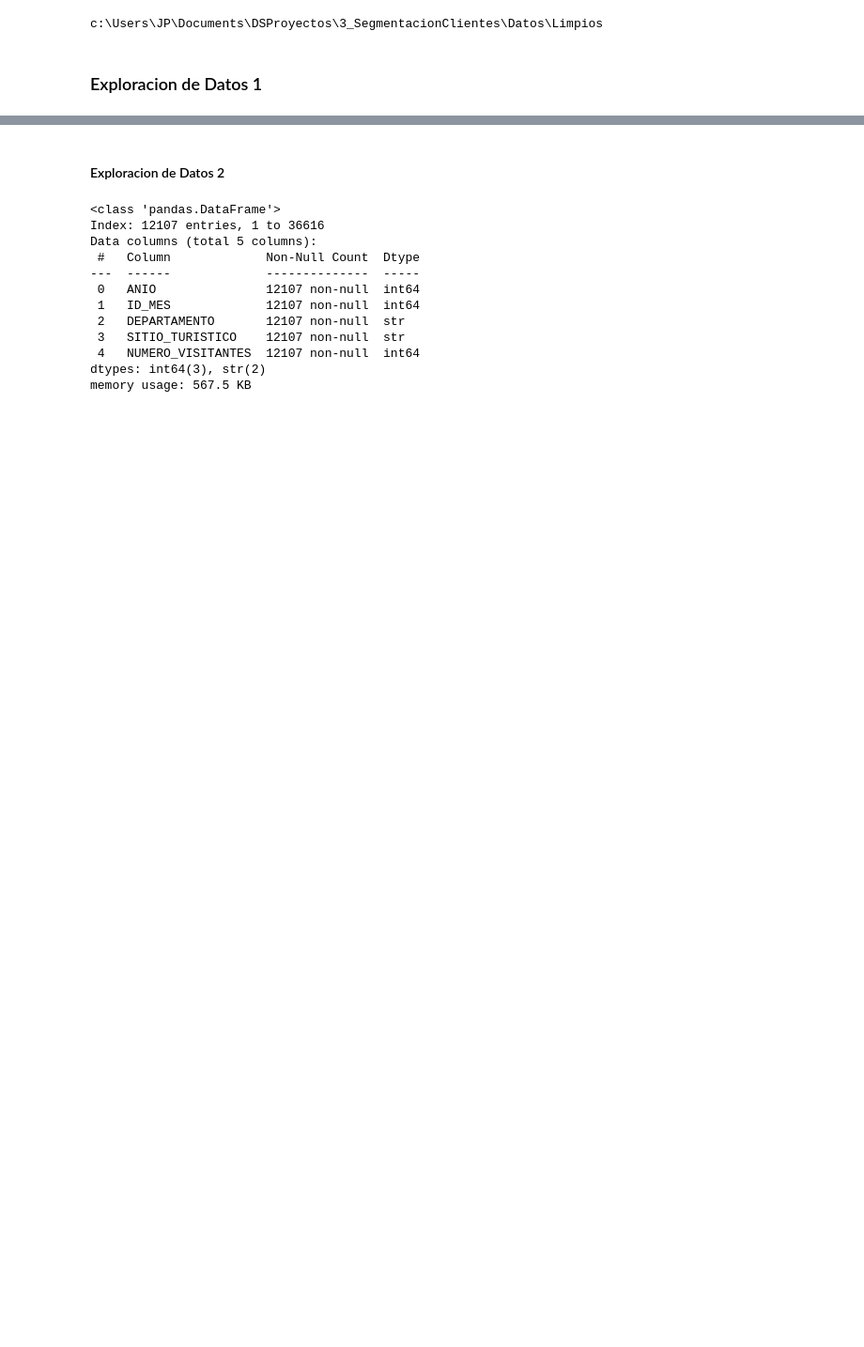
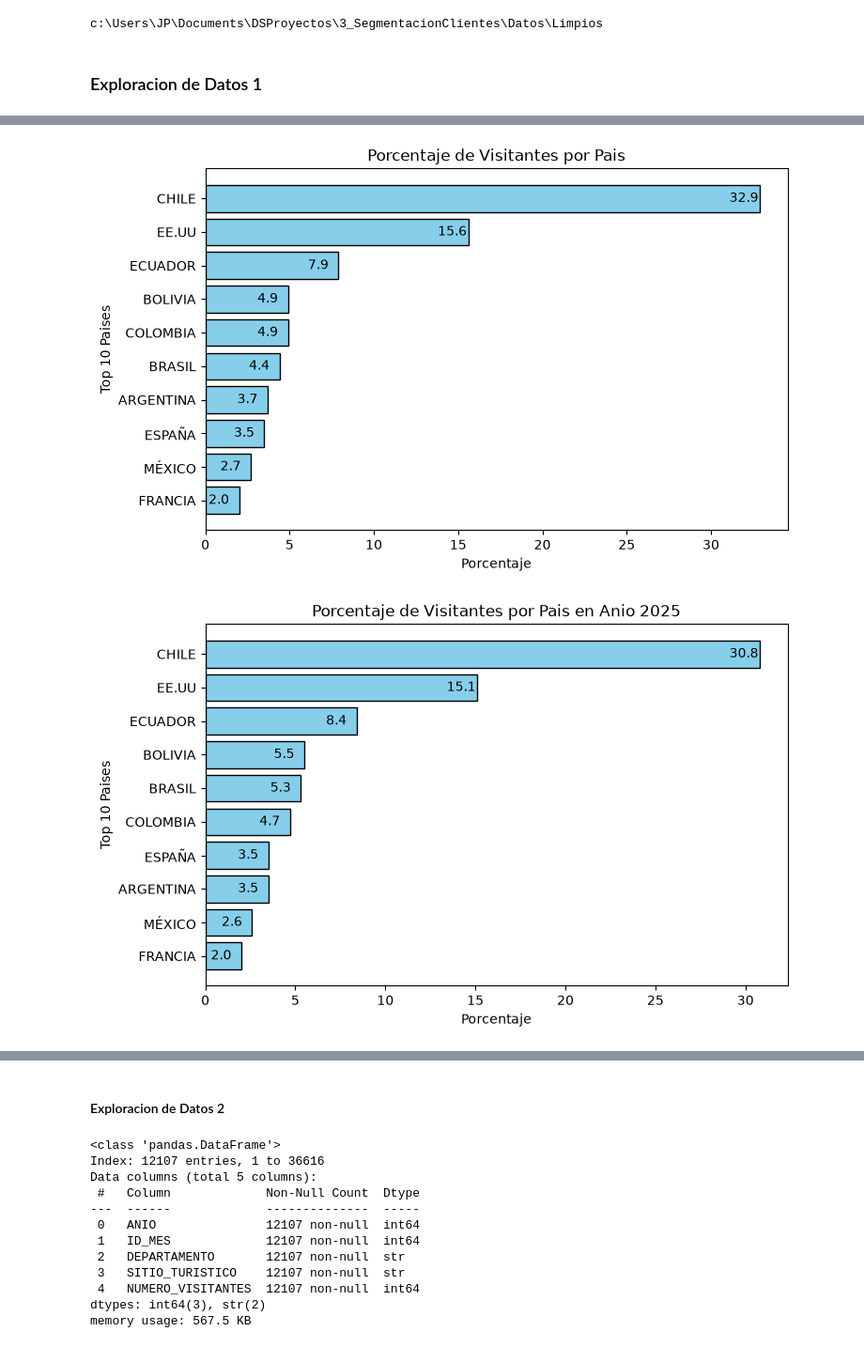
Before and after one commit to jp21bp/DS_Proyectos, a Jupyter notebook: 3_SegmentacionClientes/eda2.ipynb, the cells around one changed output, grey strips where cells are left out. Shown at 94% size. Cells and saved outputs as stored; diff of their text form; code cells hidden in the pictures; blank space fills up the shorter version.

```diff
--- a/3_SegmentacionClientes/eda2.ipynb
+++ b/3_SegmentacionClientes/eda2.ipynb
@@ -266,0 +456,61 @@ for anio in range(2019, 2026, 1):
+# %%
+##### Viendo el porcentaje de visitantes que cada pais ocupa
+    # Ayuda a determinar de donde vienen la mayoria de visitantes
+#### Entre todos los anios
+### Datos
+df_p_todos = df_1[['PAIS', 'NUMERO_VISITANTES']]\
+    .groupby(by='PAIS', as_index=False)\
+    ['NUMERO_VISITANTES'].sum()\
+    .sort_values(by='NUMERO_VISITANTES', ascending=False)
+df_p_todos['PORCENTAJE'] = ((df_p_todos['NUMERO_VISITANTES']/df_p_todos['NUMERO_VISITANTES'].sum()) * 100).round(1)
+### Visual
+ANCH = 8
+ALt = 5
+top_X = 10
+# display(df_p_todos['PAIS'][:10])
+plt.figure(figsize=(ANCH, ALT))
+plt.barh(
+    df_p_todos['PAIS'][:top_X],
+    df_p_todos['PORCENTAJE'][:top_X],
+    color='skyblue',
+    edgecolor='black'
+)
+for i, valor in enumerate(df_p_todos['PORCENTAJE'][:top_X]):
+    plt.text(valor + max(df_p_todos['PORCENTAJE'][:top_X])*-0.055, i, str(valor), va='center')
+plt.gca().invert_yaxis()
+plt.title('Porcentaje de Visitantes por Pais')
+plt.ylabel(f'Top {top_X} Paises')
+plt.xlabel('Porcentaje')
+plt.show()
+
+# display(df_p_todos)
+
+#### En el anio 2025
+### Datos
+df_p_todos = df_1[df_1['ANIO']==2025][['PAIS', 'NUMERO_VISITANTES']]\
+    .groupby(by='PAIS', as_index=False)\
+    ['NUMERO_VISITANTES'].sum()\
+    .sort_values(by='NUMERO_VISITANTES', ascending=False)
+df_p_todos['PORCENTAJE'] = ((df_p_todos['NUMERO_VISITANTES']/df_p_todos['NUMERO_VISITANTES'].sum()) * 100).round(1)
+### Visual
+ANCH = 8
+ALt = 5
+top_X = 10
+# display(df_p_todos['PAIS'][:10])
+plt.figure(figsize=(ANCH, ALT))
+plt.barh(
+    df_p_todos['PAIS'][:top_X],
+    df_p_todos['PORCENTAJE'][:top_X],
+    color='skyblue',
+    edgecolor='black'
+)
+for i, valor in enumerate(df_p_todos['PORCENTAJE'][:top_X]):
+    plt.text(valor + max(df_p_todos['PORCENTAJE'][:top_X])*-0.055, i, str(valor), va='center')
+plt.gca().invert_yaxis()
+plt.title('Porcentaje de Visitantes por Pais en Anio 2025')
+plt.ylabel(f'Top {top_X} Paises')
+plt.xlabel('Porcentaje')
+plt.show()
+# %% [output]
+[figure, added]
+[figure, added]
```
Also changed, not shown: parts of 10 cells of this notebook, 3 other files.
